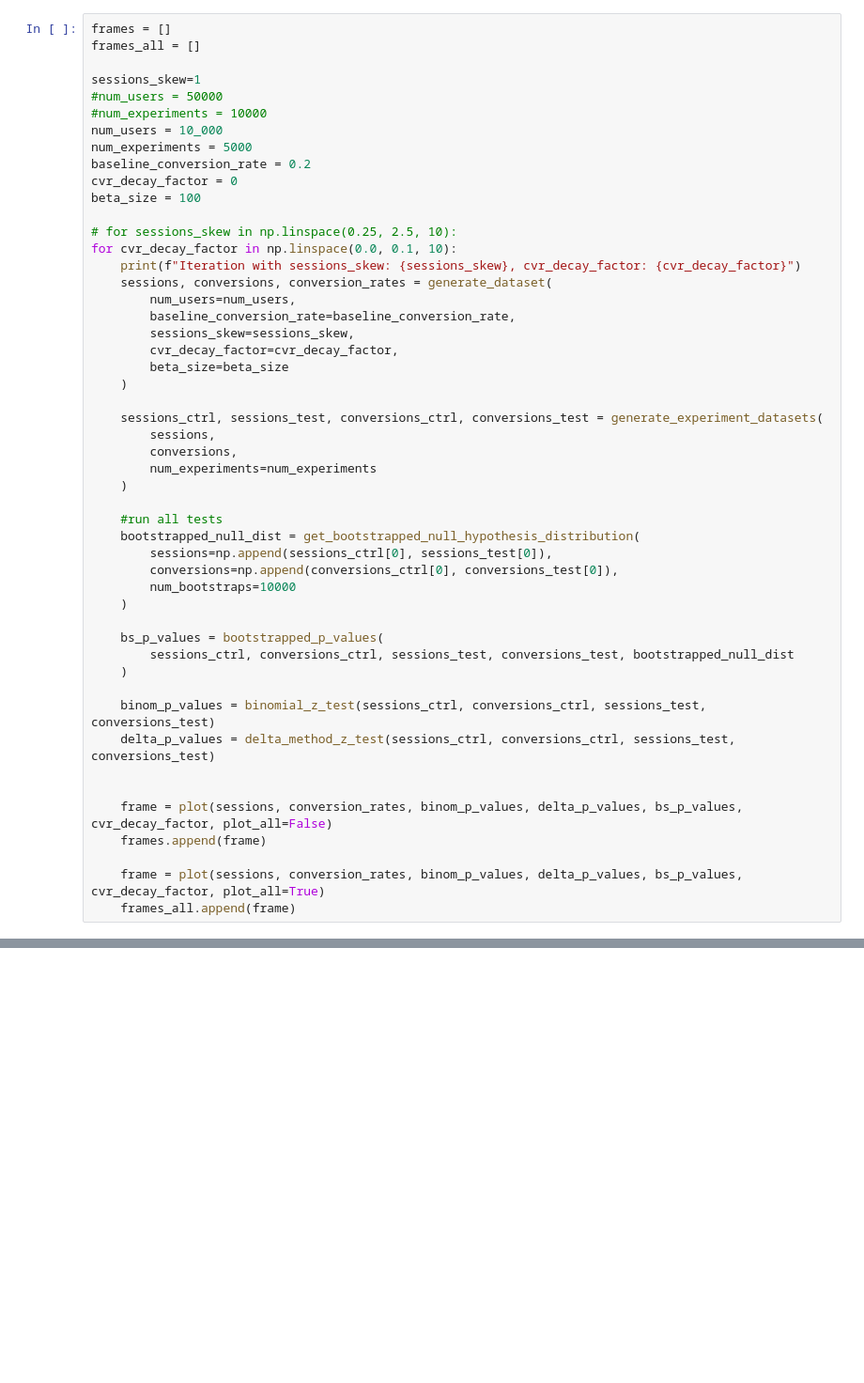
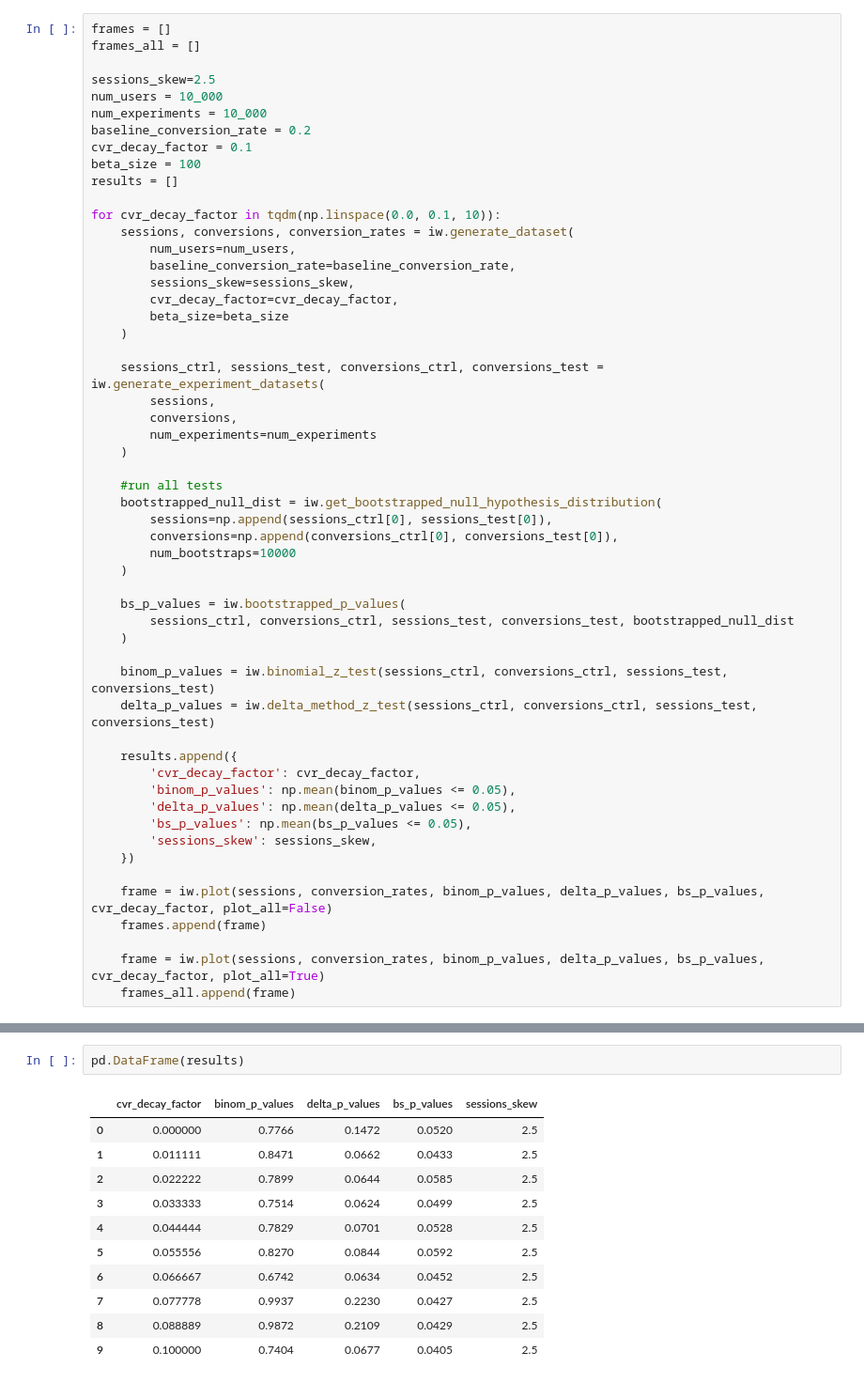
Before and after one commit to kamicollo/blog-posts, a Jupyter notebook: randomization-analysis-unit/ian.ipynb, the cells around one changed output, grey strips where cells are left out. Shown at 94% size. Drawn from its saved outputs; the diff is of its cells as text; blank space fills up the shorter version.

```diff
--- a/randomization-analysis-unit/ian.ipynb
+++ b/randomization-analysis-unit/ian.ipynb
@@ -275,19 +50,16 @@ frame
 frames = []
 frames_all = []
 
-sessions_skew=1
-#num_users = 50000
-#num_experiments = 10000
+sessions_skew=2.5
 num_users = 10_000
-num_experiments = 5000
+num_experiments = 10_000
 baseline_conversion_rate = 0.2
-cvr_decay_factor = 0
+cvr_decay_factor = 0.1
 beta_size = 100
+results = []
 
-# for sessions_skew in np.linspace(0.25, 2.5, 10):
-for cvr_decay_factor in np.linspace(0.0, 0.1, 10):
-    print(f"Iteration with sessions_skew: {sessions_skew}, cvr_decay_factor: {cvr_decay_factor}")
-    sessions, conversions, conversion_rates = generate_dataset(
+for cvr_decay_factor in tqdm(np.linspace(0.0, 0.1, 10)):
+    sessions, conversions, conversion_rates = iw.generate_dataset(
         num_users=num_users,
         baseline_conversion_rate=baseline_conversion_rate,
         sessions_skew=sessions_skew,
@@ -295,29 +67,36 @@ for cvr_decay_factor in np.linspace(0.0, 0.1, 10):
         beta_size=beta_size
     )
 
-    sessions_ctrl, sessions_test, conversions_ctrl, conversions_test = generate_experiment_datasets(
+    sessions_ctrl, sessions_test, conversions_ctrl, conversions_test = iw.generate_experiment_datasets(
         sessions,
         conversions,
         num_experiments=num_experiments
     )
 
     #run all tests
-    bootstrapped_null_dist = get_bootstrapped_null_hypothesis_distribution(
+    bootstrapped_null_dist = iw.get_bootstrapped_null_hypothesis_distribution(
         sessions=np.append(sessions_ctrl[0], sessions_test[0]),
         conversions=np.append(conversions_ctrl[0], conversions_test[0]),
         num_bootstraps=10000
     )
 
-    bs_p_values = bootstrapped_p_values(
+    bs_p_values = iw.bootstrapped_p_values(
         sessions_ctrl, conversions_ctrl, sessions_test, conversions_test, bootstrapped_null_dist
     )
 
-    binom_p_values = binomial_z_test(sessions_ctrl, conversions_ctrl, sessions_test, conversions_test)
-    delta_p_values = delta_method_z_test(sessions_ctrl, conversions_ctrl, sessions_test, conversions_test)
+    binom_p_values = iw.binomial_z_test(sessions_ctrl, conversions_ctrl, sessions_test, conversions_test)
+    delta_p_values = iw.delta_method_z_test(sessions_ctrl, conversions_ctrl, sessions_test, conversions_test)
 
+    results.append({
+        'cvr_decay_factor': cvr_decay_factor,
+        'binom_p_values': np.mean(binom_p_values <= 0.05),
+        'delta_p_values': np.mean(delta_p_values <= 0.05),
+        'bs_p_values': np.mean(bs_p_values <= 0.05),
+        'sessions_skew': sessions_skew,
+    })
 
-    frame = plot(sessions, conversion_rates, binom_p_values, delta_p_values, bs_p_values, cvr_decay_factor, plot_all=False)
+    frame = iw.plot(sessions, conversion_rates, binom_p_values, delta_p_values, bs_p_values, cvr_decay_factor, plot_all=False)
     frames.append(frame)
 
-    frame = plot(sessions, conversion_rates, binom_p_values, delta_p_values, bs_p_values, cvr_decay_factor, plot_all=True)
+    frame = iw.plot(sessions, conversion_rates, binom_p_values, delta_p_values, bs_p_values, cvr_decay_factor, plot_all=True)
     frames_all.append(frame)
@@ -357,0 +106,14 @@ frames[-1]
+# %%
+pd.DataFrame(results)
+# %% [output]
+|  | cvr_decay_factor | binom_p_values | delta_p_values | bs_p_values | sessions_skew |
+| 0 | 0.000000 | 0.7766 | 0.1472 | 0.0520 | 2.5 |
+| 1 | 0.011111 | 0.8471 | 0.0662 | 0.0433 | 2.5 |
+| 2 | 0.022222 | 0.7899 | 0.0644 | 0.0585 | 2.5 |
+| 3 | 0.033333 | 0.7514 | 0.0624 | 0.0499 | 2.5 |
+| 4 | 0.044444 | 0.7829 | 0.0701 | 0.0528 | 2.5 |
+| 5 | 0.055556 | 0.8270 | 0.0844 | 0.0592 | 2.5 |
+| 6 | 0.066667 | 0.6742 | 0.0634 | 0.0452 | 2.5 |
+| 7 | 0.077778 | 0.9937 | 0.2230 | 0.0427 | 2.5 |
+| 8 | 0.088889 | 0.9872 | 0.2109 | 0.0429 | 2.5 |
+| 9 | 0.100000 | 0.7404 | 0.0677 | 0.0405 | 2.5 |
```
Also changed, not shown: parts of 14 cells of this notebook, 5 other files.
